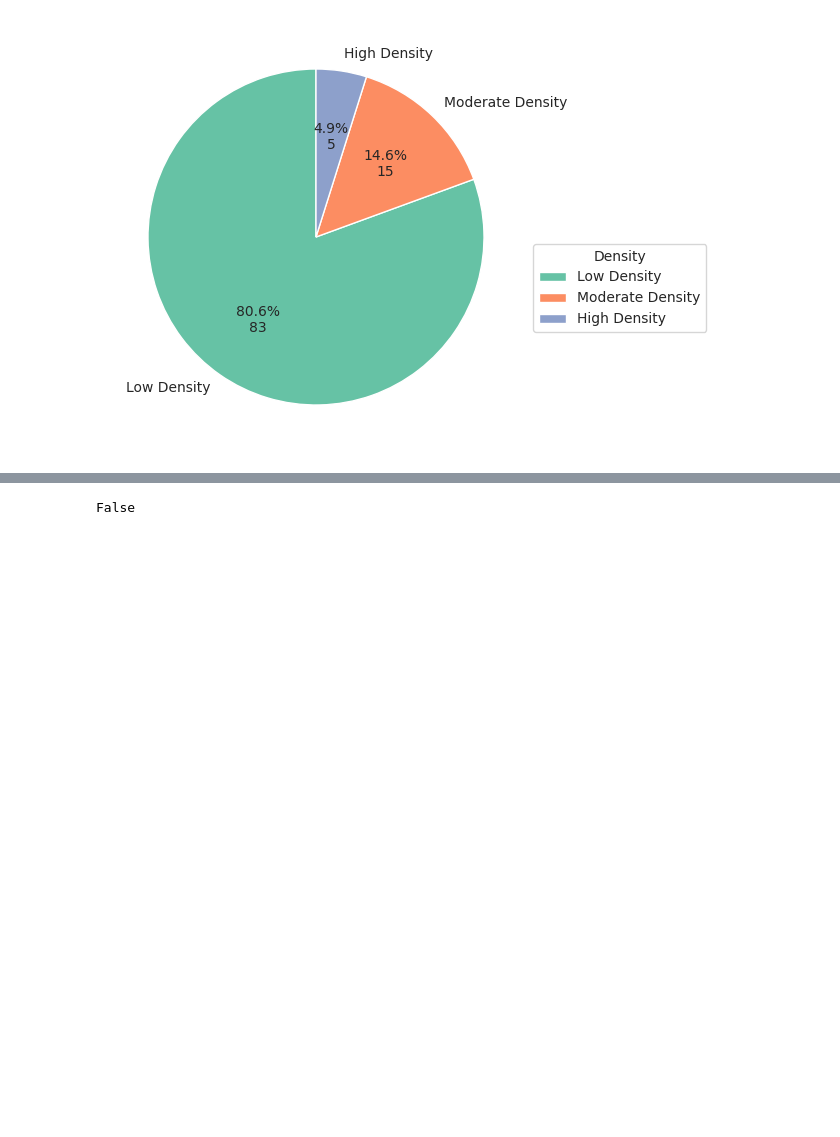
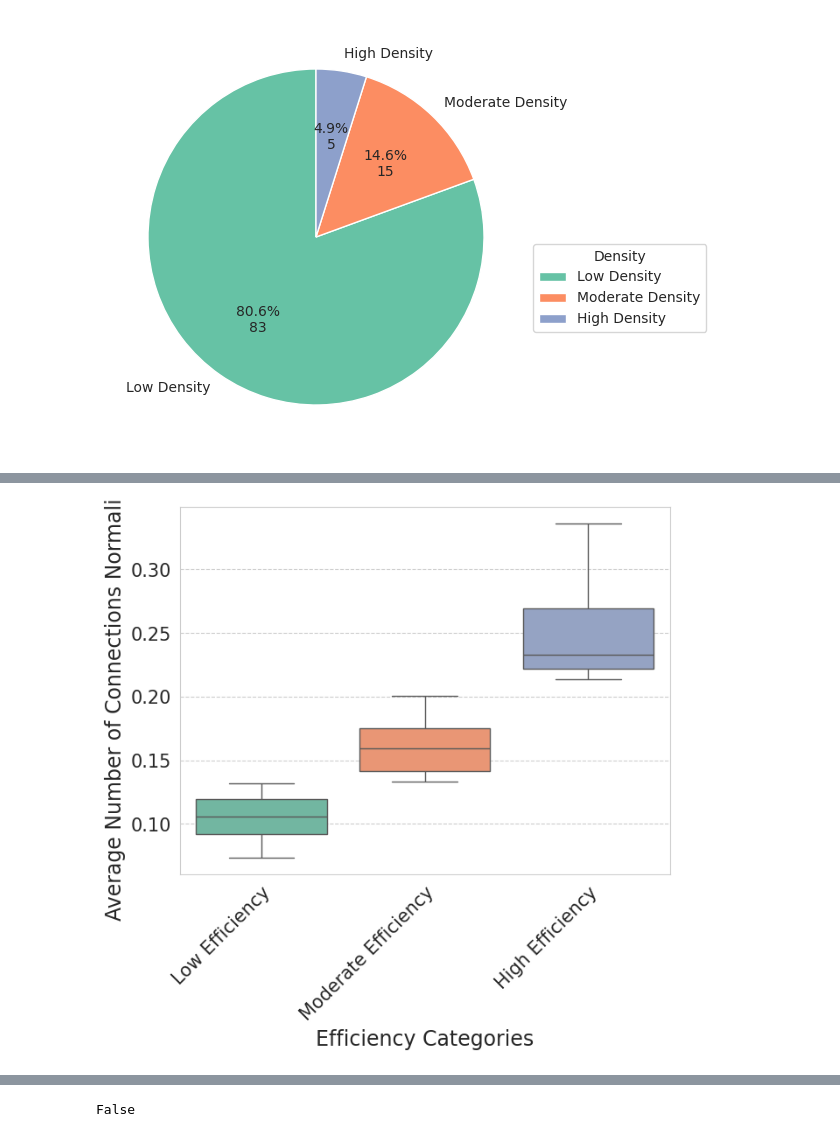
Before and after one commit to jcnborges/busanalysis, a Jupyter notebook: notebooks/ieee_t_its_2024/ieee-t-its.ipynb, the cells around one changed output, grey strips where cells are left out. Saved outputs shown, nothing was run; the diff lists cells and outputs as text; code cells hidden in the pictures; blank space fills up the shorter version.

```diff
--- a/notebooks/ieee_t_its_2024/ieee-t-its.ipynb
+++ b/notebooks/ieee_t_its_2024/ieee-t-its.ipynb
@@ -501,0 +503,12 @@ plt.show()
+# %%
+fig, axes = plt.subplots(figsize = (7, 7))
+sns.set_style("whitegrid", {'grid.linestyle': '--'})
+g = sns.boxplot(x = agg_cluster.efficiency, y = agg_cluster.conn_count_normalized, hue = agg_cluster.efficiency, order = efficiency_choices, palette = sns.color_palette("Set2", 3))
+g.tick_params(labelsize = 15)
+g.set_xlabel("Efficiency Categories", fontsize = 17)
+g.set_ylabel("Average Number of Connections Normalized", fontsize = 17)
+plt.xticks(rotation = 45, ha = 'right', rotation_mode = 'anchor')
+plt.subplots_adjust(left = 0.15, right = 0.95, bottom = 0.35, top = 0.95)
+#plt.savefig('../../../../Downloads/boxplot_density.png', format = 'png', dpi = 300);
+# %% [output]
+[figure, added]
```
Also changed, not shown: parts of 29 cells of this notebook.
